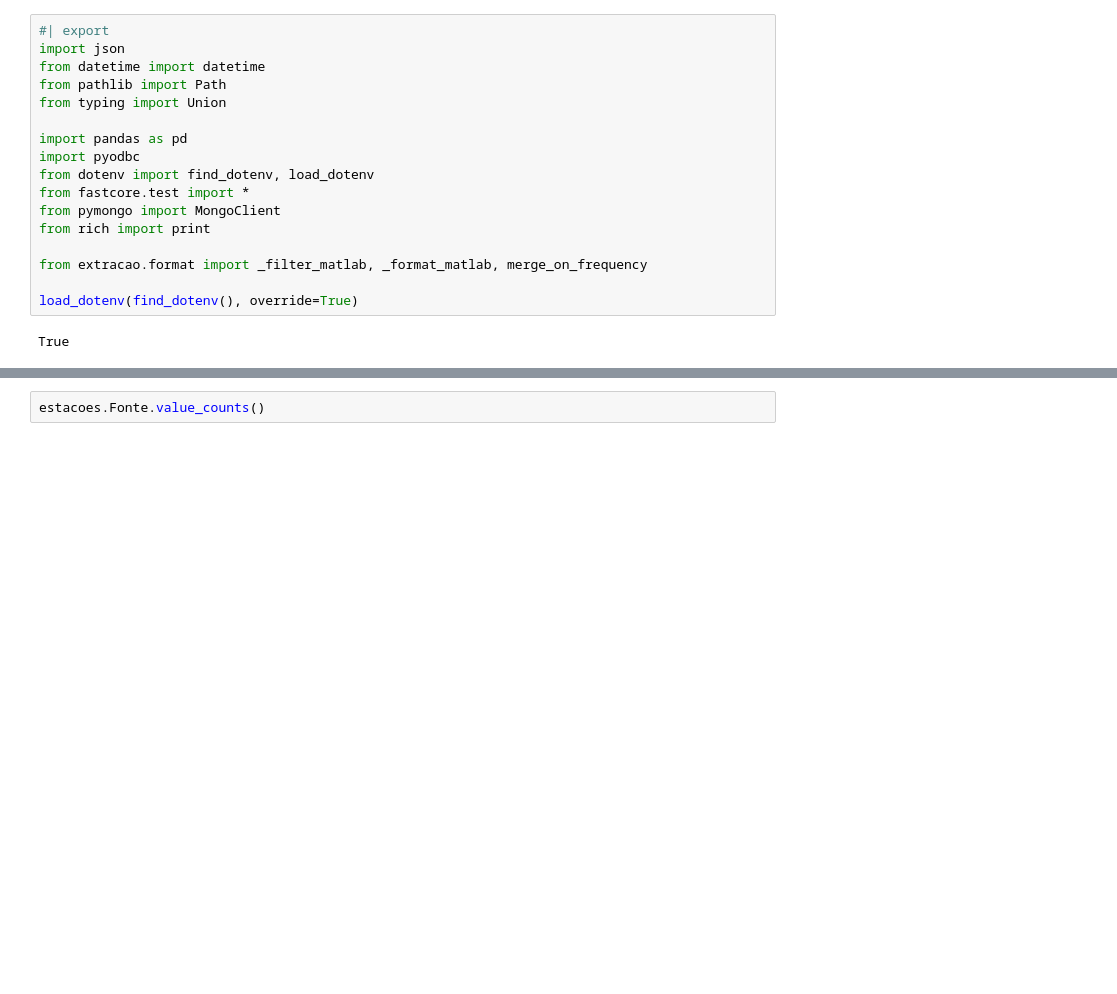
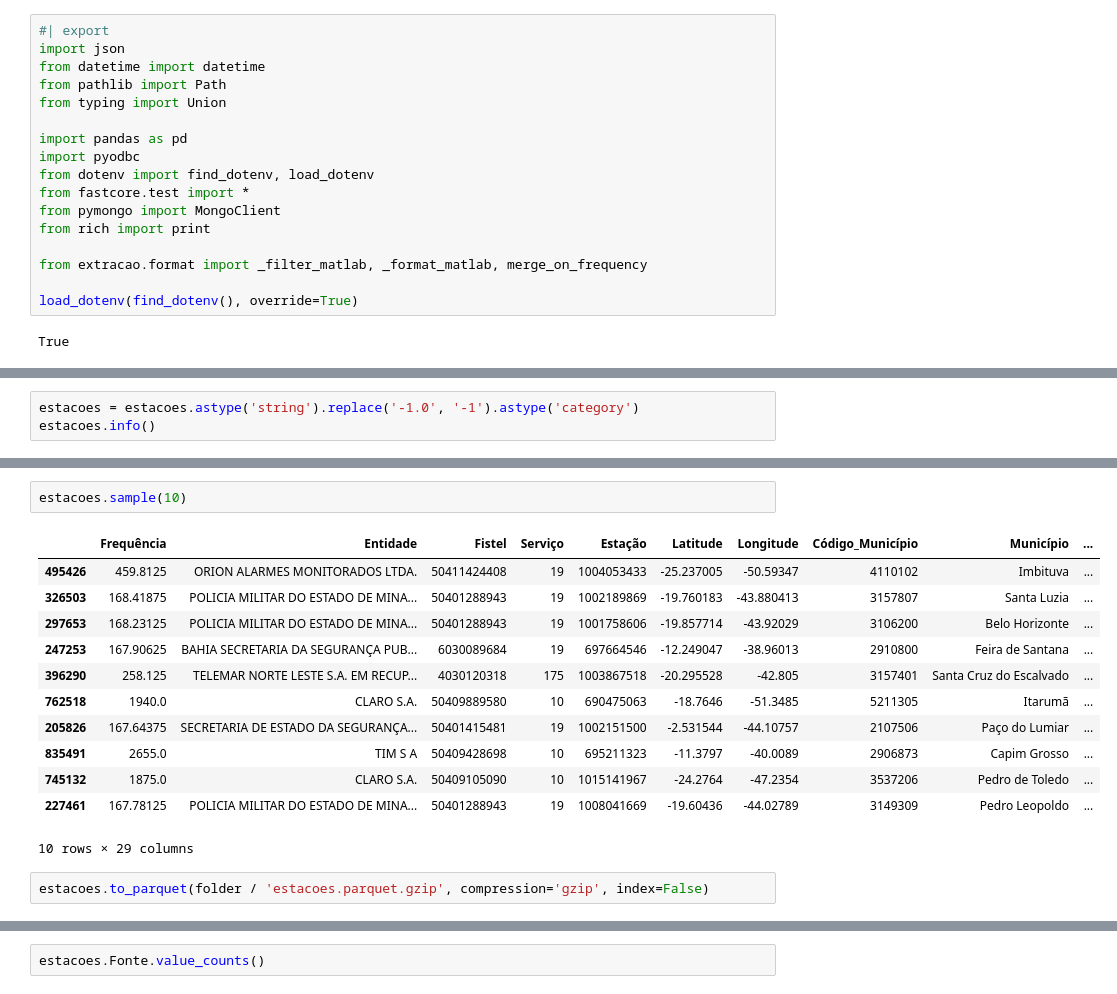
Before and after one commit to InovaFiscaliza/EmissorasRF, a Jupyter notebook: nbs/_05_main.ipynb, the cells around one changed output, grey strips where cells are left out. Drawn from its saved outputs; the diff is of its cells as text; blank space fills up the shorter version.

```diff
--- a/nbs/_05_main.ipynb
+++ b/nbs/_05_main.ipynb
@@ -208,0 +80,3 @@ memory usage: 422.9 MB
+# %%
+estacoes = estacoes.astype('string').replace('-1.0', '-1').astype('category')
+estacoes.info()
@@ -208,0 +101,17 @@ memory usage: 422.9 MB
+# %%
+estacoes.sample(10)
+# %% [output]
+|  | Frequência | Entidade | Fistel | Serviço | Estação | Latitude | Longitude | Código_Município | Município | ... |
+| 495426 | 459.8125 | ORION ALARMES MONITORADOS LTDA. | 50411424408 | 19 | 1004053433 | -25.237005 | -50.59347 | 4110102 | Imbituva | ... |
+| 326503 | 168.41875 | POLICIA MILITAR DO ESTADO DE MINA... | 50401288943 | 19 | 1002189869 | -19.760183 | -43.880413 | 3157807 | Santa Luzia | ... |
+| 297653 | 168.23125 | POLICIA MILITAR DO ESTADO DE MINA... | 50401288943 | 19 | 1001758606 | -19.857714 | -43.92029 | 3106200 | Belo Horizonte | ... |
+| 247253 | 167.90625 | BAHIA SECRETARIA DA SEGURANÇA PUB... | 6030089684 | 19 | 697664546 | -12.249047 | -38.96013 | 2910800 | Feira de Santana | ... |
+| 396290 | 258.125 | TELEMAR NORTE LESTE S.A. EM RECUP... | 4030120318 | 175 | 1003867518 | -20.295528 | -42.805 | 3157401 | Santa Cruz do Escalvado | ... |
+| 762518 | 1940.0 | CLARO S.A. | 50409889580 | 10 | 690475063 | -18.7646 | -51.3485 | 5211305 | Itarumã | ... |
+| 205826 | 167.64375 | SECRETARIA DE ESTADO DA SEGURANÇA... | 50401415481 | 19 | 1002151500 | -2.531544 | -44.10757 | 2107506 | Paço do Lumiar | ... |
+| 835491 | 2655.0 | TIM S A | 50409428698 | 10 | 695211323 | -11.3797 | -40.0089 | 2906873 | Capim Grosso | ... |
+| 745132 | 1875.0 | CLARO S.A. | 50409105090 | 10 | 1015141967 | -24.2764 | -47.2354 | 3537206 | Pedro de Toledo | ... |
+| 227461 | 167.78125 | POLICIA MILITAR DO ESTADO DE MINA... | 50401288943 | 19 | 1008041669 | -19.60436 | -44.02789 | 3149309 | Pedro Leopoldo | ... |
+10 rows × 29 columns
+# %%
+estacoes.to_parquet(folder / 'estacoes.parquet.gzip', compression='gzip', index=False)
```
Also changed, not shown: parts of 17 cells of this notebook, 16 other files.
